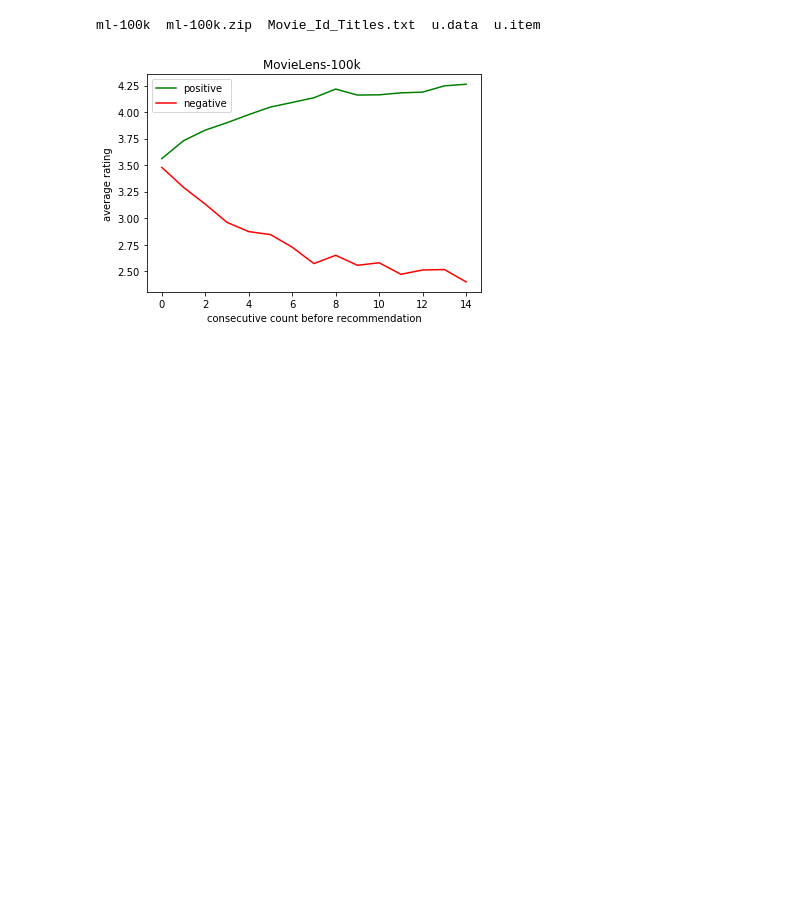
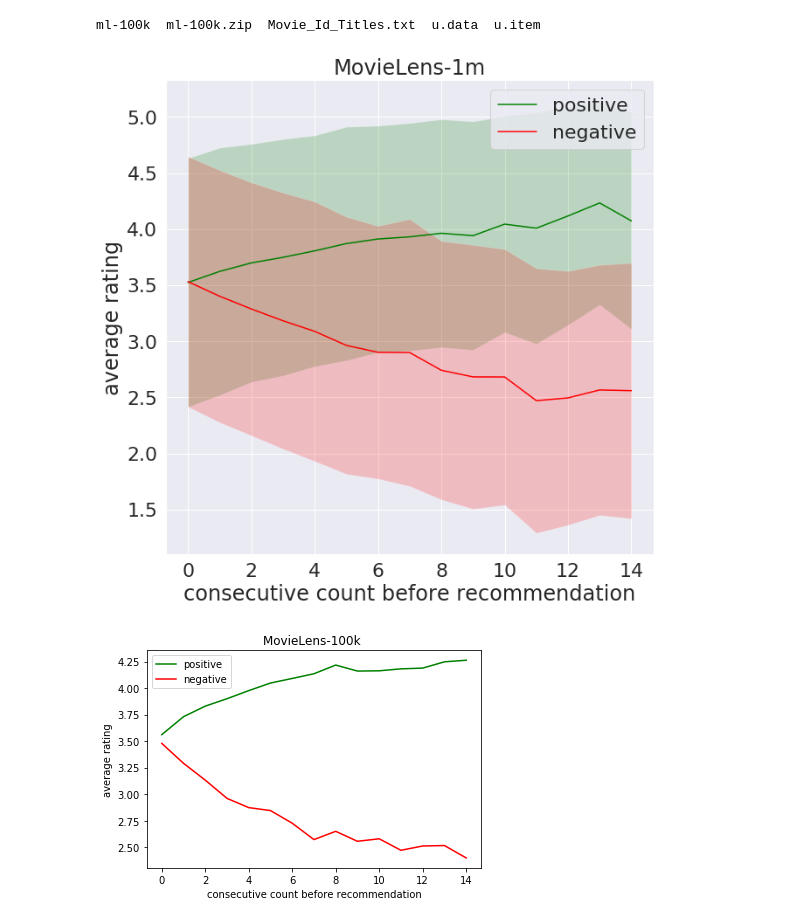
Before and after one commit to Dorozhko-Anton/rec_gym, a Jupyter notebook: 08-MovieLens-consecutive-ratings.ipynb, the cells around one changed output. Cells and saved outputs as stored; diff of their text form; code cells hidden in the pictures; blank space fills up the shorter version.

```diff
--- a/08-MovieLens-consecutive-ratings.ipynb
+++ b/08-MovieLens-consecutive-ratings.ipynb
@@ -79,6 +111,31 @@ for i, row in df.sort_values('timestamp').iterrows():
 import matplotlib.pylab as plt
 import seaborn as sns
 %matplotlib inline
+# %%
+sns.set()
+sns.set(font_scale=2)
+# %%
+n = 15
+plt.figure(figsize=(10, 10))
+mean = np.array([ np.mean(v) for k, v in rating_pos.items()][:n])
+std = np.array([ np.std(v) for k, v in rating_pos.items()][:n])
+upper = mean + std
+lower = mean - std
+plt.plot(mean, label='positive', color='green')
+plt.fill_between(range(n), upper, lower, facecolor='green', alpha=0.2)
+
+mean = np.array([ np.mean(v) for k, v in rating_neg.items()][:n])
+std = np.array([ np.std(v) for k, v in rating_neg.items()][:n])
+upper = mean + std
+lower = mean - std
+plt.plot(mean, label='negative', color='red')
+plt.fill_between(range(n), upper, lower, facecolor='red', alpha=0.2)
+plt.ylabel('average rating')
+plt.xlabel('consecutive count before recommendation')
+plt.title('MovieLens-1m')
+plt.legend();
+# %% [output]
+[figure, added]
 # %%
 n = 15
 plt.plot([ np.mean(v) for k, v in rating_pos.items()][:n], label='positive', color='green')
```
Also changed, not shown: parts of 9 cells of this notebook, 28 other files.
